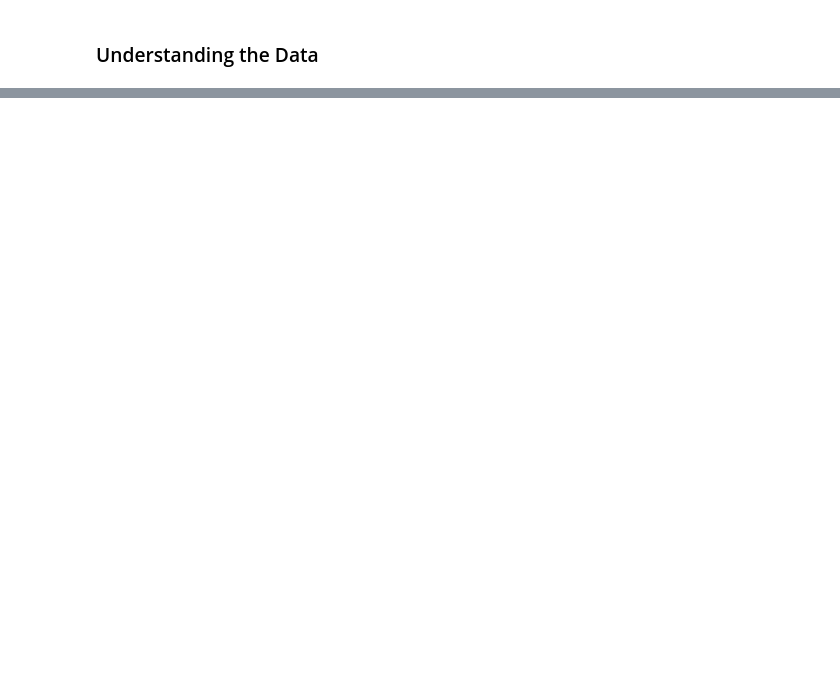
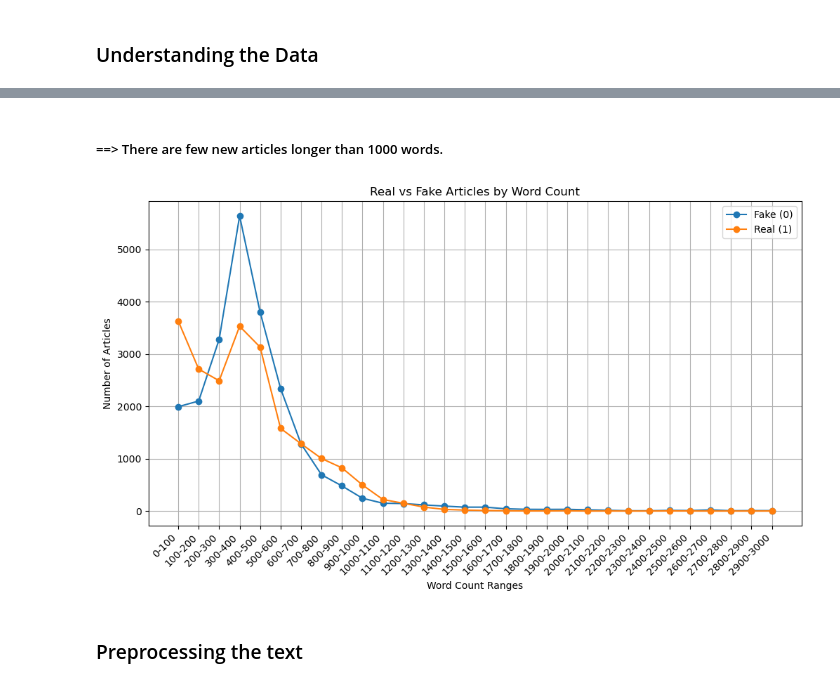
Before and after one commit to nachiketpatil/credibility-checker, a Jupyter notebook: credibility-checker.ipynb, the cells around one changed output, grey strips where cells are left out. Saved outputs shown, nothing was run; the diff lists cells and outputs as text; code cells hidden in the pictures; blank space fills up the shorter version.

```diff
--- a/credibility-checker.ipynb
+++ b/credibility-checker.ipynb
@@ -107,0 +230,34 @@ GridSearchCV
+# %% [markdown]
+##### ==> There are few new articles longer than 1000 words.
+# %%
+# Limit bin range up to 3000 words
+max_length = 3000
+bin_edges = range(0, max_length + 100, 100)  # bins of width 100
+news['length_bin'] = pd.cut(news['text_length'], bins=bin_edges)
+
+# Group by bin and label
+length_dist = news.groupby(['length_bin', 'label']).size().unstack(fill_value=0)
+
+# Prepare x-axis labels as midpoints of the bins
+bin_labels = [f"{int(interval.left)}-{int(interval.right)}" for interval in length_dist.index]
+
+# Plot
+plt.figure(figsize=(12, 6))
+plt.plot(bin_labels, length_dist[0], label='Fake (0)', marker='o')
+plt.plot(bin_labels, length_dist[1], label='Real (1)', marker='o')
+plt.xticks(rotation=45, ha='right')
+plt.xlabel('Word Count Ranges')
+plt.ylabel('Number of Articles')
+plt.title('Real vs Fake Articles by Word Count')
+plt.legend()
+plt.grid(True)
+plt.savefig("images/fake_vs_real_distribution_by_word_count.png")
+plt.show()
+
+# clean up the dataset after visualizations
+news.drop(columns=['text_length'], inplace=True)
+news.drop(columns=['length_bin'], inplace=True)
+# %% [output]
+[figure, added]
+# %% [markdown]
+### Preprocessing the text
```
Also changed, not shown: parts of 68 cells of this notebook.
